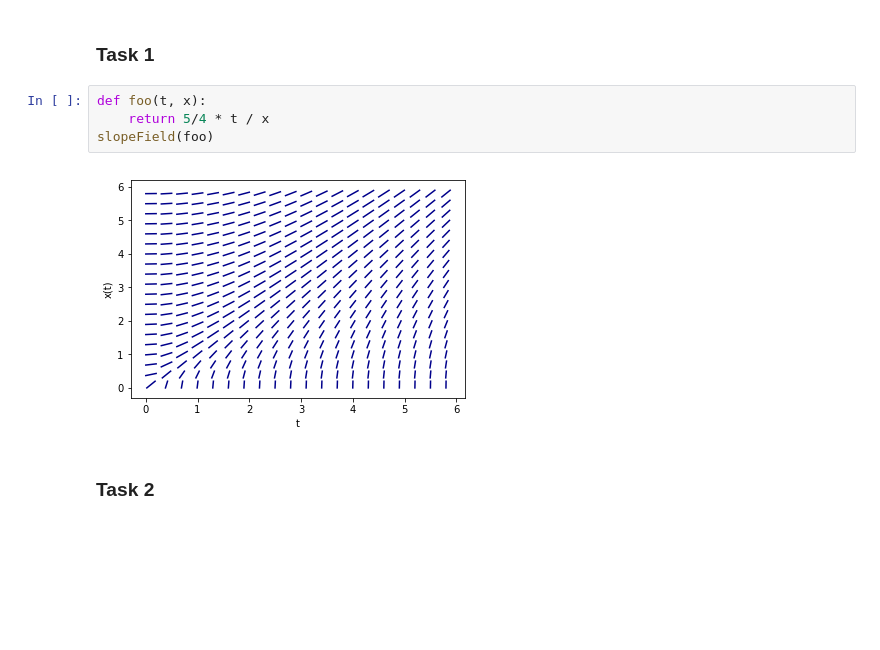
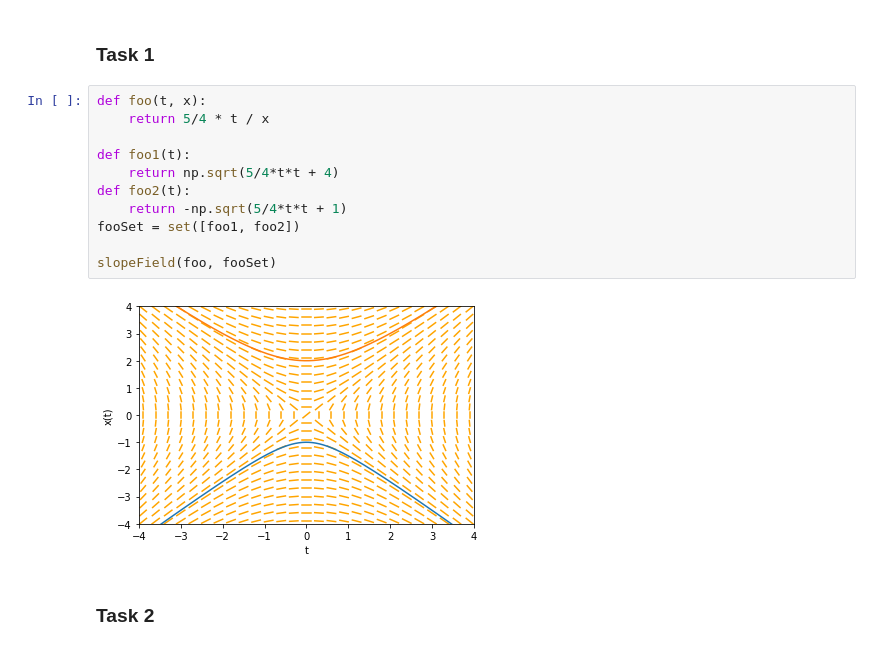
Before and after one commit to peinrules/differential_equations, a Jupyter notebook: Slope_fields.ipynb, the cells around one changed output. Saved outputs shown, nothing was run; the diff lists cells and outputs as text; blank space fills up the shorter version.

```diff
--- a/Slope_fields.ipynb
+++ b/Slope_fields.ipynb
@@ -48,12 +83,19 @@ def phasePath(foo):
     plt.show()
 # %% [markdown]
 ### Task 1
-# %%
-def foo(t, x):
-    return 5/4 * t / x
-slopeField(foo)
-# %% [output]
-[figure, removed]
+# %%
+def foo(t, x):
+    return 5/4 * t / x
+
+def foo1(t):
+    return np.sqrt(5/4*t*t + 4)
+def foo2(t):
+    return -np.sqrt(5/4*t*t + 1)
+fooSet = set([foo1, foo2])
+
+slopeField(foo, fooSet)
+# %% [output]
+[figure, added]
 # %% [markdown]
 ### Task 2
 # %%
```
Also changed, not shown: parts of 17 cells of this notebook.
